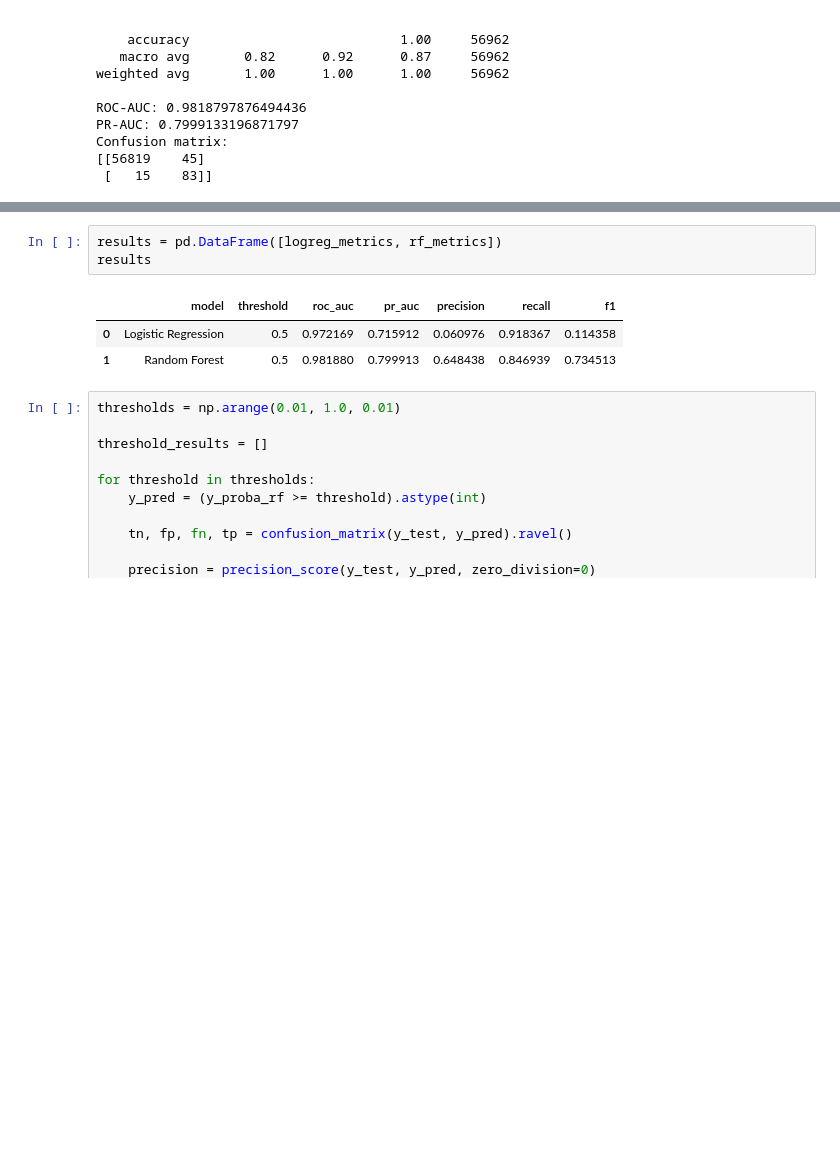
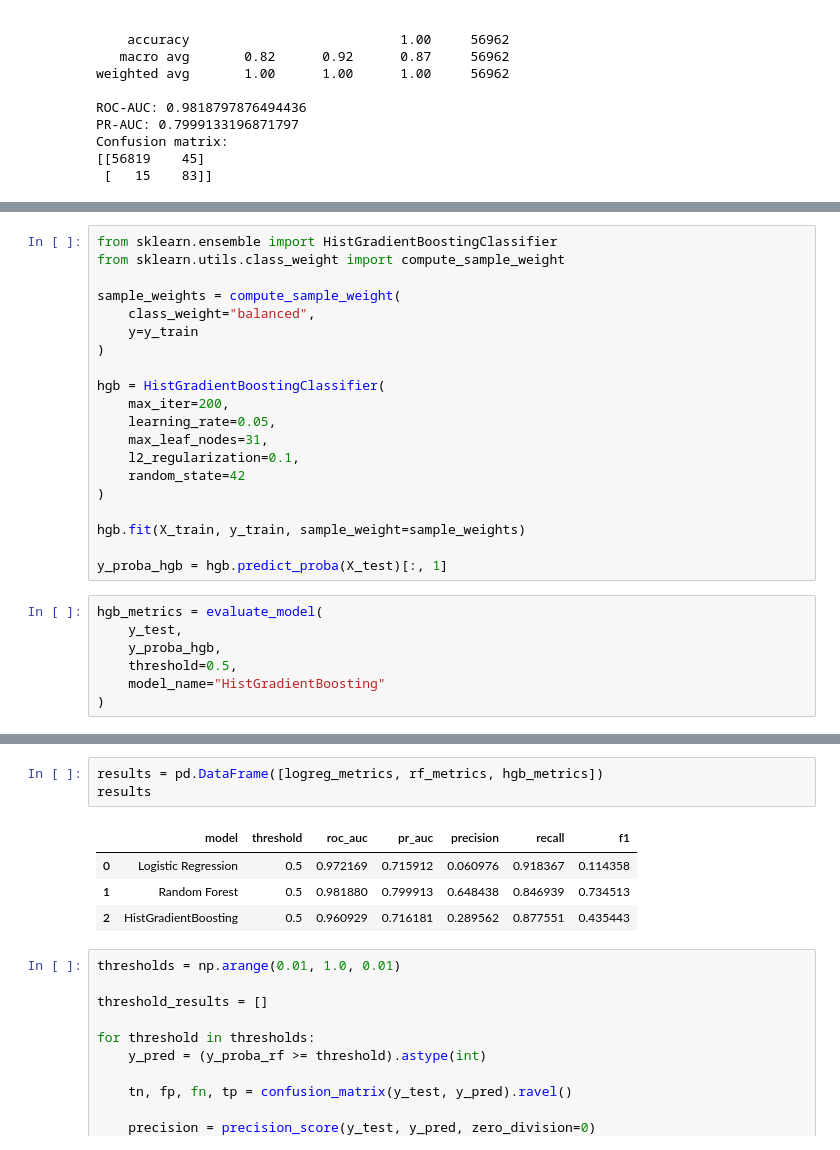
Before and after one commit to mariakotikw/bank-fraud-detection-system, a Jupyter notebook: notebooks/01_eda.ipynb, the cells around one changed output, grey strips where cells are left out. Drawn from its saved outputs; the diff is of its cells as text; blank space fills up the shorter version.

Commit message:
boosting model comparison was added.

```diff
--- a/notebooks/01_eda.ipynb
+++ b/notebooks/01_eda.ipynb
@@ -279,0 +280,27 @@ Confusion matrix:
+# %%
+from sklearn.ensemble import HistGradientBoostingClassifier
+from sklearn.utils.class_weight import compute_sample_weight
+
+sample_weights = compute_sample_weight(
+    class_weight="balanced",
+    y=y_train
+)
+
+hgb = HistGradientBoostingClassifier(
+    max_iter=200,
+    learning_rate=0.05,
+    max_leaf_nodes=31,
+    l2_regularization=0.1,
+    random_state=42
+)
+
+hgb.fit(X_train, y_train, sample_weight=sample_weights)
+
+y_proba_hgb = hgb.predict_proba(X_test)[:, 1]
+# %%
+hgb_metrics = evaluate_model(
+    y_test,
+    y_proba_hgb,
+    threshold=0.5,
+    model_name="HistGradientBoosting"
+)
@@ -280,10 +325,11 @@ Confusion matrix:
 # %%
-results = pd.DataFrame([logreg_metrics, rf_metrics])
+results = pd.DataFrame([logreg_metrics, rf_metrics, hgb_metrics])
 results
 # %% [output]
 |  | model | threshold | roc_auc | pr_auc | precision | recall | f1 |
 | 0 | Logistic Regression | 0.5 | 0.972169 | 0.715912 | 0.060976 | 0.918367 | 0.114358 |
 | 1 | Random Forest | 0.5 | 0.981880 | 0.799913 | 0.648438 | 0.846939 | 0.734513 |
+| 2 | HistGradientBoosting | 0.5 | 0.960929 | 0.716181 | 0.289562 | 0.877551 | 0.435443 |
 # %%
 thresholds = np.arange(0.01, 1.0, 0.01)
 
```
Also changed, not shown: parts of 3 cells of this notebook, 2 other files.
